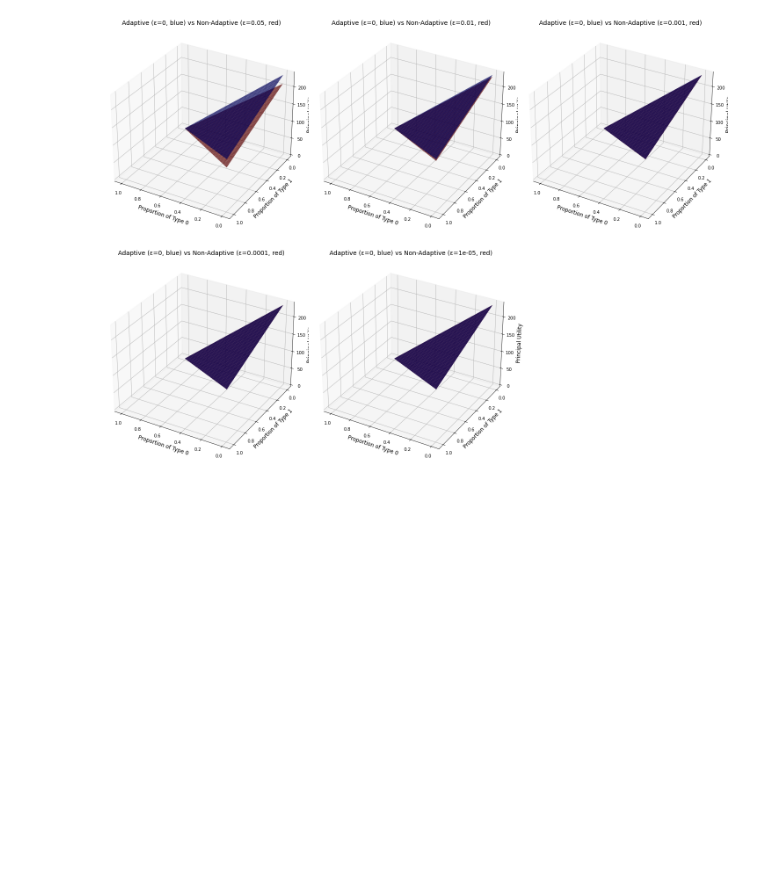
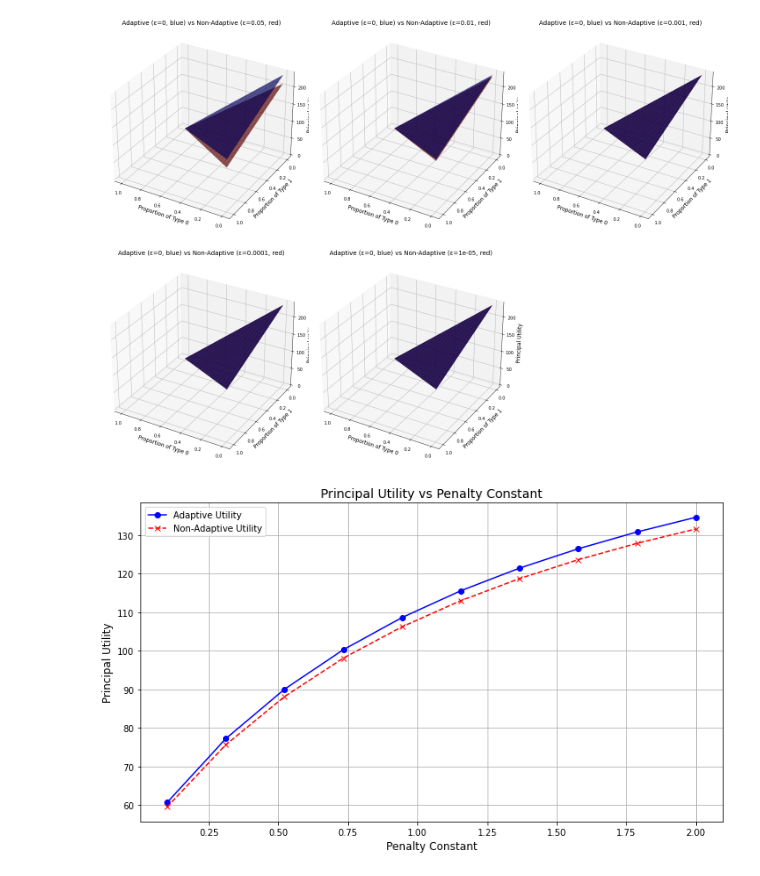
Before and after one commit to dasddassad/Optimally-Auditing-Adversarial-Agents, a Jupyter notebook: Audit simulation.ipynb, the cells around one changed output. Cells and saved outputs as stored; diff of their text form; code cells hidden in the pictures; blank space fills up the shorter version.

```diff
--- a/Audit simulation.ipynb
+++ b/Audit simulation.ipynb
@@ -251,3 +251,61 @@ if __name__ == "__main__":
     run_simulation_3d()
 # %% [output]
 [figure]
+# %%
+# Simulation function to analyze principal's utility with varying penalty constants
+def run_simulation_varying_penalty(m=8, cost=1.0, epsilon=0.005, penalty_constants=np.linspace(0.1, 2, 10)):
+    num_agents, m, _, payments, _ = initialize_parameters(m=m)
+
+    proportions = np.linspace(0, 1, 20)
+    X, Y = np.meshgrid(proportions, proportions)
+
+    adaptive_utilities = np.zeros(len(penalty_constants))
+    non_adaptive_utilities = np.zeros(len(penalty_constants))
+
+    type_dist = np.array([1/m]*m)  # Explicit uniform distribution for simplicity
+
+    for idx, penalty_margin in enumerate(penalty_constants):
+        penalties = payments + penalty_margin
+
+        adaptive_utility, audit_vector_ad = optimal_adaptive_policy(
+            type_dist, payments, penalties, cost, m, num_agents
+        )
+        non_adaptive_utility, audit_vector_na = optimal_non_adaptive_policy(
+            type_dist, payments, penalties, cost, m, num_agents, epsilon
+        )
+
+        adaptive_utilities[idx] = adaptive_utility
+        non_adaptive_utilities[idx] = non_adaptive_utility
+
+        # Explicitly verify assumptions
+        A1, A2, A3, A4, A5, A6, A7_na = verify_assumptions(
+            payments, penalties, cost, type_dist, audit_vector_na, epsilon
+        )
+        _, _, _, _, _, _, A7_ad = verify_assumptions(
+            payments, penalties, cost, type_dist, audit_vector_ad, epsilon=0
+        )
+
+        if not (A1 and A2 and A3 and A4 and A5 and A6 and A7_na):
+            print(f"Non-adaptive assumptions violated at penalty_margin={penalty_margin}")
+        if not (A1 and A2 and A3 and A4 and A5 and A7_ad):
+            print(f"Adaptive assumptions violated at penalty_margin={penalty_margin}")
+
+    # Plot results explicitly
+    plt.figure(figsize=(10, 6))
+    plt.plot(penalty_constants, adaptive_utilities, 'o-', color='blue', label='Adaptive Utility')
+    plt.plot(penalty_constants, non_adaptive_utilities, 'x--', color='red', label='Non-Adaptive Utility')
+
+    plt.xlabel('Penalty Constant', fontsize=12)
+    plt.ylabel('Principal Utility', fontsize=12)
+    plt.title('Principal Utility vs Penalty Constant', fontsize=14)
+    plt.legend()
+    plt.grid(True)
+    plt.tight_layout()
+    plt.savefig("principal_utility_vs_penalty_constant.png", dpi=300)
+    plt.show()
+
+# Example explicit execution
+if __name__ == "__main__":
+    run_simulation_varying_penalty()
+# %% [output]
+[figure, added]
```
Also changed, not shown: parts of 3 cells of this notebook.
